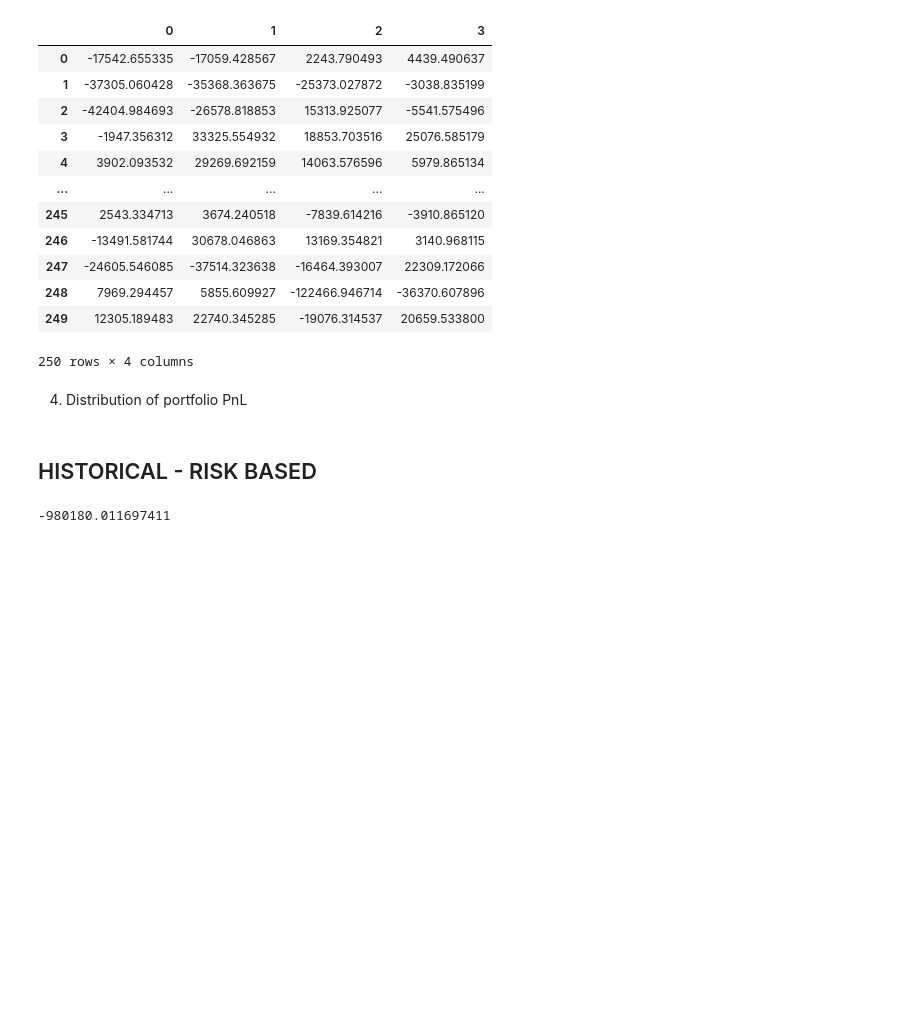
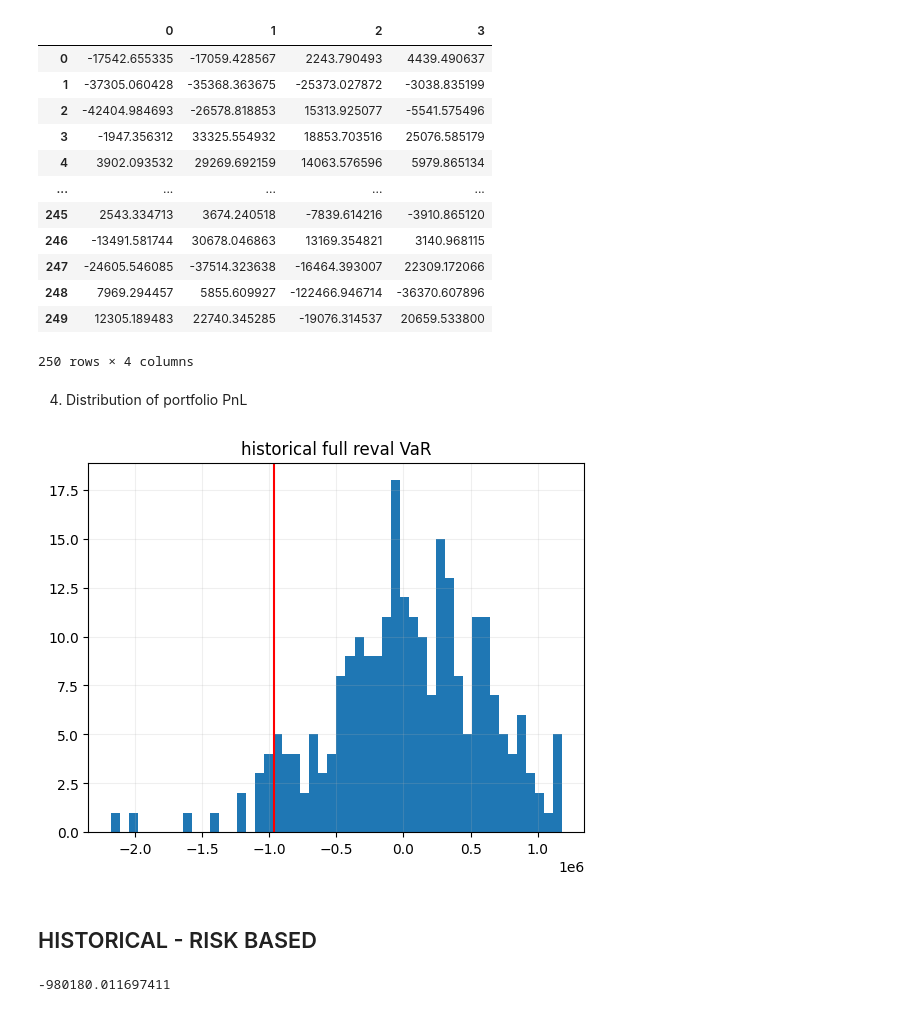
Before and after one commit to kilowiski/risk-analysis-mirror, a Jupyter notebook: var_combined_only.ipynb, the cells around one changed output. Saved outputs shown, nothing was run; the diff lists cells and outputs as text; code cells hidden in the pictures; blank space fills up the shorter version.

```diff
--- a/var_combined_only.ipynb
+++ b/var_combined_only.ipynb
@@ -400,6 +431,13 @@ df_historical_reval_pnl = pd.concat(
 )
 df_historical_reval_pnl = df_historical_reval_pnl.sum(axis=1)
 port_var_hist_fullreval = df_historical_reval_pnl.quantile(var_percentile)
+# %%
+plt.title("historical full reval VaR")
+plt.hist(df_historical_reval_pnl, 50)
+plt.axvline(port_var_hist_fullreval, color="red")
+plt.grid(alpha=0.2)
+# %% [output]
+[figure, added]
 # %% [markdown]
 ## HISTORICAL - RISK BASED ##
 # %%
```
Also changed, not shown: parts of 4 cells of this notebook.
